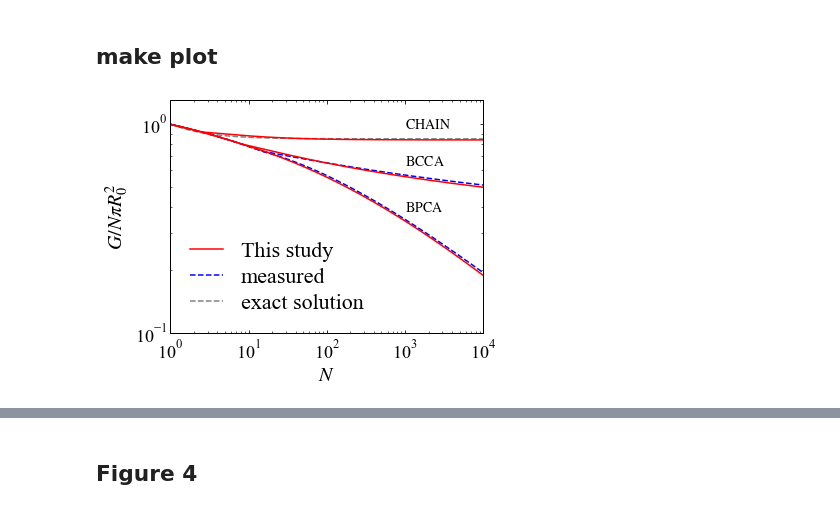
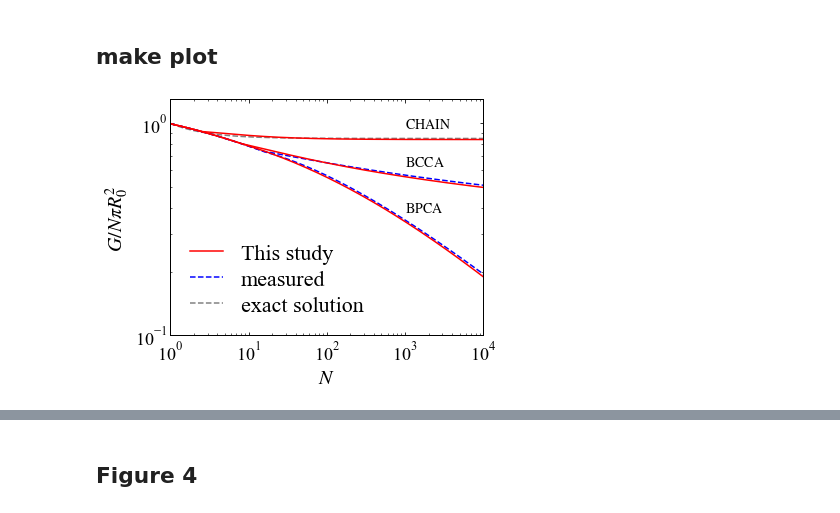
Before and after one commit to rtazaki1205/geofractal, a Jupyter notebook: figures/figures_for_Tazaki_2021.ipynb, the cells around one changed output, grey strips where cells are left out. Cells and saved outputs as stored; diff of their text form; code cells hidden in the pictures.

Commit message:
updated Figures B in Jupyter notebook

```diff
--- a/figures/figures_for_Tazaki_2021.ipynb
+++ b/figures/figures_for_Tazaki_2021.ipynb
@@ -74,62 +100,43 @@ import matplotlib.pyplot as plt
 
 %matplotlib inline
 
-plt.rcParams['font.family'] = 'Times New Roman' # font familyの設定
-plt.rcParams['mathtext.fontset'] = 'stix' # math fontの設定
-plt.rcParams["font.size"] = 20 # 全体のフォントサイズが変更されます。
-plt.rcParams['xtick.labelsize'] = 18 # 軸だけ変更されます。
-plt.rcParams['ytick.labelsize'] = 18 # 軸だけ変更されます
-plt.rcParams['xtick.direction'] = 'in' # x axis in
-plt.rcParams['ytick.direction'] = 'in' # y axis in
-plt.rcParams['axes.linewidth'] = 1.0 # axis line width
-plt.rcParams['lines.markersize'] = 20 # axis line width
-plt.rcParams['xtick.top'] = True
-plt.rcParams['ytick.right'] = True
-plt.rcParams['xtick.major.pad']=5.0
-plt.rcParams['ytick.minor.left']=True   ## draw x axis bottom minor ticks
-plt.rcParams['xtick.minor.bottom']=True   ## draw x axis bottom minor ticks
-plt.rcParams["figure.autolayout"] = False   # レイアウトの自動調整を利用するかどうか
-plt.rcParams["figure.subplot.left"] = 0.17  # 余白
-plt.rcParams["figure.subplot.bottom"] = 0.16 # 余白
-plt.rcParams["figure.subplot.right"] =0.96  # 余白
-plt.rcParams["figure.subplot.top"] = 0.97   # 余白
-plt.rcParams["legend.handlelength"] = 1.5 # 凡例の線の長さを調節
-plt.rcParams["legend.labelspacing"] = 0.25 # 垂直方向（縦）の距離の各凡例の距離
+plt.rcParams["figure.subplot.left"] = 0.17
+plt.rcParams["figure.subplot.bottom"] = 0.16
+plt.rcParams["figure.subplot.right"] =0.96
+plt.rcParams["figure.subplot.top"] = 0.98
 
 f  = plt.figure(figsize=(5.5,4))
 ax = plt.gca()
+
 locmaj = ticker.LogLocator(base=10,numticks=10)
 locmin = ticker.LogLocator(base = 10.0, subs = np.arange(1.0, 10.0) * 0.1, numticks = 10)
 
 ax.loglog(PN[:],G_chain_exact[:],color='grey',linestyle='--')
 ax.loglog(PN[:],G_M06_bpca[:],color='b',linestyle='--')
 ax.loglog(PN[:],G_M06_bcca[:],color='b',linestyle='--')
-ax.loglog(PN[:],G_chain[:],color='r',linestyle='-')
-ax.loglog(PN[:],G_bpca[:],color='r',linestyle='-')
-ax.loglog(PN[:],G_bcca[:],color='r',linestyle='-')
-ax.set_ylim(1e-1,1.3)
+ax.loglog(PN[:],G_chain[:,0],color='r',linestyle='-')
+ax.loglog(PN[:],G_bpca[:,0],color='r',linestyle='-')
+ax.loglog(PN[:],G_bcca[:,0],color='r',linestyle='-')
+ax.set_ylim(1.e-1,1.3)
 ax.set_xlim(1.e0,1.e4)
-
 #
 # Add fake legend
 #
-ax.loglog([0],[0],color='r',linestyle='-',label=r'This study')
-ax.loglog([0],[0],color='b',linestyle='--',label=r'measured')
-ax.loglog([0],[0],color='grey',linestyle='--',label=r'exact solution')
+ax.loglog([0],[0],color='r',linestyle='-',label='This study')
+ax.loglog([0],[0],color='b',linestyle='--',label='measured')
+ax.loglog([0],[0],color='grey',linestyle='--',label='exact solution')
 ax.legend(loc='best',fontsize=22,frameon=False)
 ax.yaxis.set_major_locator(locmaj)
 ax.yaxis.set_minor_locator(locmin)
 ax.yaxis.set_minor_formatter(ticker.NullFormatter())
 ax.xaxis.set_major_locator(locmaj)
 ax.xaxis.set_minor_locator(locmin)
 ax.xaxis.set_minor_formatter(ticker.NullFormatter())
 ax.set_xlabel(r'$N$')
 ax.set_ylabel(r'$G/N\pi R_0^2$')
 ax.text(1.e3,0.95, r'$\mathrm{CHAIN}$', fontsize=14)
 ax.text(1.e3,0.63, r'$\mathrm{BCCA}$', fontsize=14)
 ax.text(1.e3,0.38, r'$\mathrm{BPCA}$', fontsize=14)
-
-#plt.show()
 f.savefig('fig3.pdf')
 # %% [output]
-[figure, old version]
+[figure, new version]
```
Also changed, not shown: parts of 11 cells of this notebook, 1 other file.
